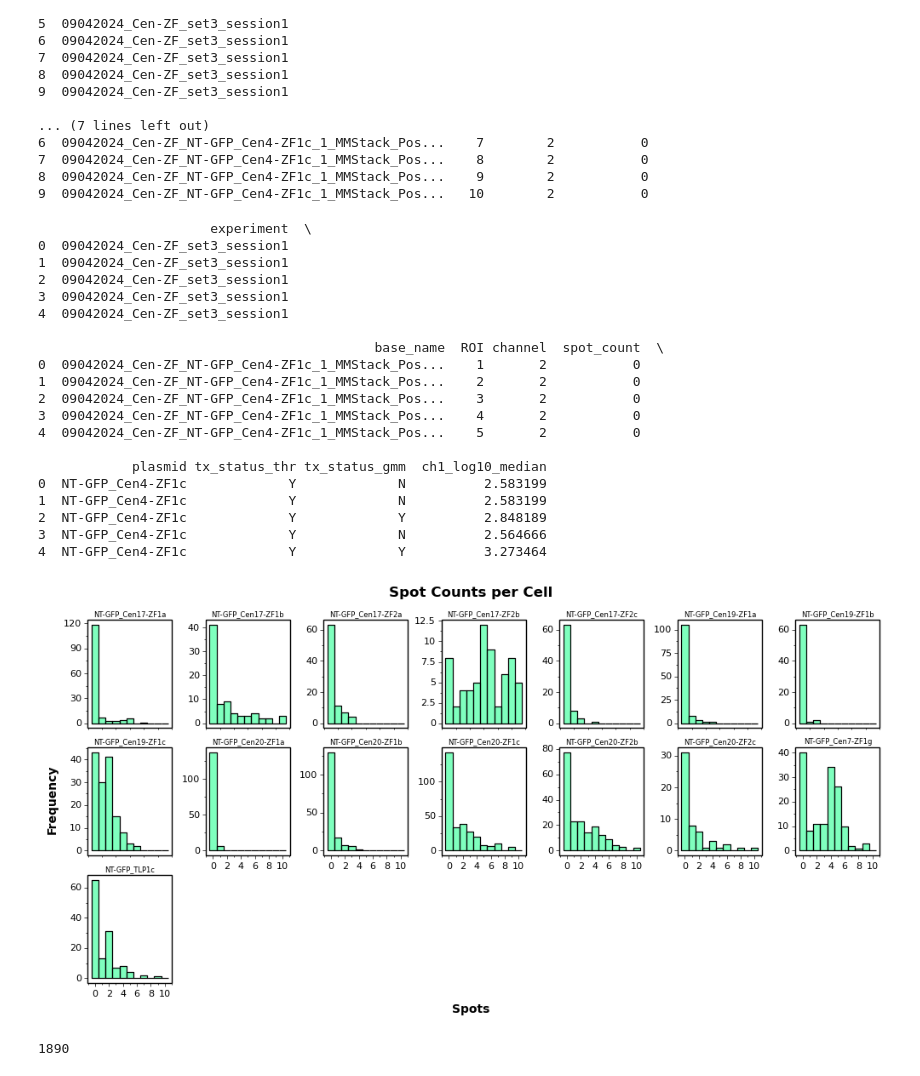
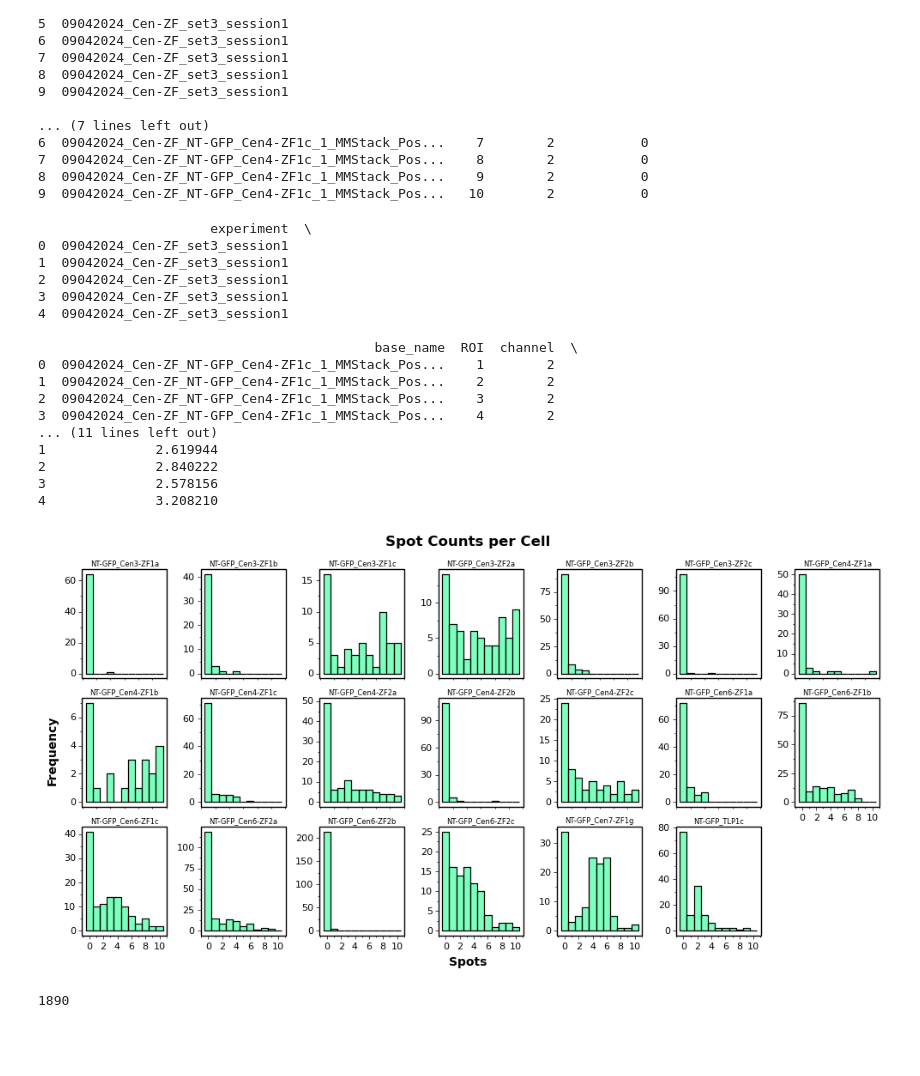
Before and after one commit to timotheelionnet/python_image-analysis, a Jupyter notebook: notebooks/spot-findr.ipynb, the cells around one changed output. Drawn from its saved outputs; the diff is of its cells as text; code cells hidden in the pictures; blank space fills up the shorter version.

```diff
--- a/notebooks/spot-findr.ipynb
+++ b/notebooks/spot-findr.ipynb
@@ -387,7 +387,7 @@ taz_data['tx_status_taz'] = np.where(taz_data['within_threshold'] == "Y", "N", "
 # %%
 # Merge spot_df with my own classification
 spot_df = pd.merge(spot_df,
-                   cell_clx[['plasmid', 'experiment', 'base_name', 'ROI', 'tx_status_thr', 'tx_status_gmm', 'ch1_log10_median']],
+                   cell_clx[['plasmid', 'experiment', 'base_name', 'ROI', 'tx_status_thr', 'tx_status_gmm', 'cor_ch1_log10_median']],
                    on = ['base_name', 'experiment', 'ROI'], how = 'inner')
 # %%
 # Or merge with Tasnim's classification
@@ -405,19 +405,16 @@ print(spot_df.head())
 3  09042024_Cen-ZF_set3_session1
 4  09042024_Cen-ZF_set3_session1
 
-                                           base_name  ROI channel  spot_count  \
-0  09042024_Cen-ZF_NT-GFP_Cen4-ZF1c_1_MMStack_Pos...    1       2           0
-1  09042024_Cen-ZF_NT-GFP_Cen4-ZF1c_1_MMStack_Pos...    2       2           0
-2  09042024_Cen-ZF_NT-GFP_Cen4-ZF1c_1_MMStack_Pos...    3       2           0
-3  09042024_Cen-ZF_NT-GFP_Cen4-ZF1c_1_MMStack_Pos...    4       2           0
-4  09042024_Cen-ZF_NT-GFP_Cen4-ZF1c_1_MMStack_Pos...    5       2           0
-
-            plasmid tx_status_thr tx_status_gmm  ch1_log10_median
-0  NT-GFP_Cen4-ZF1c             Y             N          2.583199
-1  NT-GFP_Cen4-ZF1c             Y             N          2.583199
-2  NT-GFP_Cen4-ZF1c             Y             Y          2.848189
-3  NT-GFP_Cen4-ZF1c             Y             N          2.564666
-4  NT-GFP_Cen4-ZF1c             Y             Y          3.273464
+                                           base_name  ROI  channel  \
+0  09042024_Cen-ZF_NT-GFP_Cen4-ZF1c_1_MMStack_Pos...    1        2
+1  09042024_Cen-ZF_NT-GFP_Cen4-ZF1c_1_MMStack_Pos...    2        2
+2  09042024_Cen-ZF_NT-GFP_Cen4-ZF1c_1_MMStack_Pos...    3        2
+3  09042024_Cen-ZF_NT-GFP_Cen4-ZF1c_1_MMStack_Pos...    4        2
+... (11 lines left out)
+1              2.619944
+2              2.840222
+3              2.578156
+4              3.208210
 # %%
 # Save the spot counts to a .csv file on disk
 spot_df.to_csv(os.path.join(repo_directory, "results/", "Cen-ZFs_all-sessions_spots.csv"), index = False)
@@ -435,7 +432,7 @@ channel_colors = {1: 'blue', 2: 'springgreen', 3: 'magenta'}
 # Reorder channels so that Channel 2 (GFP) is plotted over Channel 3 (FISH)
 spot_df['channel'] = pd.Categorical(spot_df['channel'], categories=[3, 2], ordered=True)
 
-my_spots = spot_df[(spot_df['experiment'] == experiment_list[3]) &
+my_spots = spot_df[(spot_df['experiment'] == experiment_list[0]) &
 (spot_df['tx_status_gmm'] == 'Y') & (spot_df['spot_count'] <= 10)]
 # &
 # &
@@ -452,34 +449,34 @@ spot_histogram = (
               p9.aes(x = 'spot_count',
                      fill = 'factor(channel)')) +  # Set the data and x-axis aesthetic
     p9.geom_histogram(binwidth = 1, color = 'black',
                       alpha = 0.5, position = 'identity') +  # Overlaid histograms
     p9.labs(title = 'Spot Counts per Cell',
             x = 'Spots', y = 'Frequency', fill = 'Channel') +  # Add labels
     p9.facet_wrap(' ~ plasmid', scales = "free_y", ncol = 7) +
     #p9.facet_wrap(' ~ plasmid', scales = 'free_y', nrow = 1) +
     p9.scale_fill_manual(values = channel_colors) +  # Apply the custom channel colors
     p9.scale_x_continuous(breaks = range(0, max_spot_count + 1, 2)) +
     p9.theme_bw() +  # Apply theme
     p9.theme(figure_size = (12, 6),
              subplots_adjust = {'wspace': 0.4},  # Adjust space between plots
              aspect_ratio = 1,
              panel_grid = p9.element_blank(),
              panel_border = p9.element_rect(color='black', linewidth=1),
              axis_ticks = p9.element_line(color='black', linewidth=0.5),
              plot_title = p9.element_text(size=12, color='black', face='bold'),
              axis_text = p9.element_text(size=8, color='black'),
              axis_title = p9.element_text(size=10, color='black', face='bold'),
              legend_text = p9.element_text(size=8, color='black'),
              legend_title = p9.element_text(size=10, color='black', face='bold'),
              legend_position = 'none',
              strip_background = p9.element_blank(),
              strip_text = p9.element_text(size=6, color='black'))
 )
 
 # Display the plot
 print(spot_histogram)
 # %% [output]
-[figure, old version]
+[figure, new version]
 # %%
 print(my_spots.groupby(['base_name', 'ROI']).ngroups)
 # %% [output]
```
Also changed, not shown: parts of 3 cells of this notebook.
